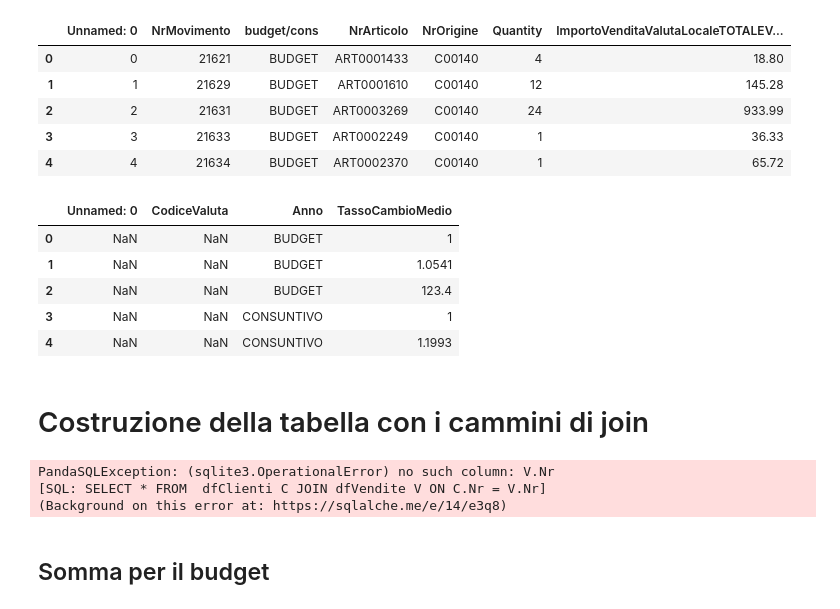
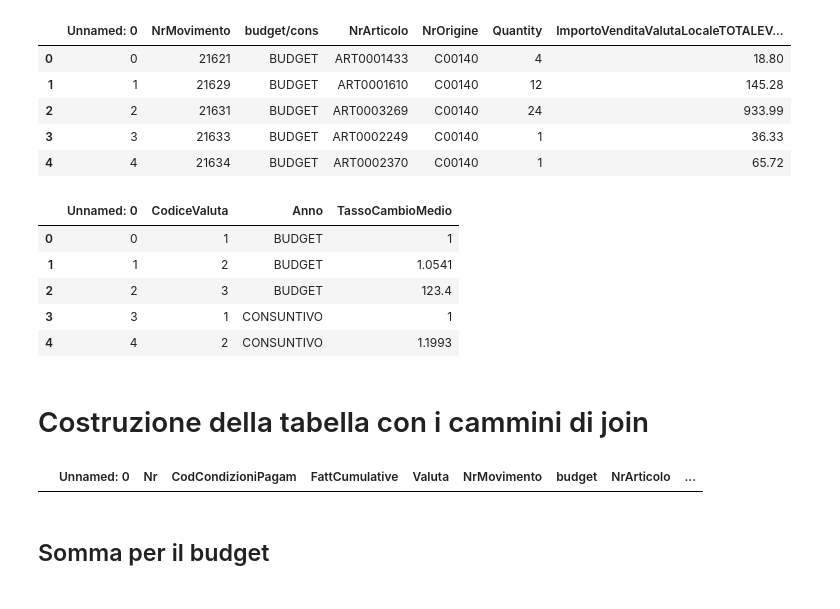
Before and after one commit to VinciGit00/SCGProject, a Jupyter notebook: scostot.ipynb, the cells around one changed output. Cells and saved outputs as stored; diff of their text form; code cells hidden in the pictures.

```diff
--- a/scostot.ipynb
+++ b/scostot.ipynb
@@ -118,17 +118,17 @@ dfVendite.head()
 | 4 | 4 | 21634 | BUDGET | ART0002370 | C00140 | 1 | 65.72 |
 # %%
 # Valuta locale
-dfCambio = dfCambio.stack().str.replace(',', '.').unstack()
+dfCambio["TassoCambioMedio"] = dfCambio["TassoCambioMedio"].str.replace(',','.')
 
 
 dfCambio.head()
 # %% [output]
 |  | Unnamed: 0 | CodiceValuta | Anno | TassoCambioMedio |
-| 0 | NaN | NaN | BUDGET | 1 |
-| 1 | NaN | NaN | BUDGET | 1.0541 |
-| 2 | NaN | NaN | BUDGET | 123.4 |
-| 3 | NaN | NaN | CONSUNTIVO | 1 |
-| 4 | NaN | NaN | CONSUNTIVO | 1.1993 |
+| 0 | 0 | 1 | BUDGET | 1 |
+| 1 | 1 | 2 | BUDGET | 1.0541 |
+| 2 | 2 | 3 | BUDGET | 123.4 |
+| 3 | 3 | 1 | CONSUNTIVO | 1 |
+| 4 | 4 | 2 | CONSUNTIVO | 1.1993 |
 # %% [markdown]
 # Costruzione della tabella con i cammini di join
 # %%
@@ -141,7 +141,7 @@ dfVendite.loc[dfVendite.loc[:, "budget"]
 
 #Joining with the exchange rate
 VenditeTotale = sqldf(
-    "SELECT * FROM  dfClienti C JOIN dfVendite V ON C.Nr = V.Nr") #DEVO SISTEMARE LA COLONNA
+    "SELECT * FROM  dfClienti C JOIN dfVendite V ON C.Nr = V.NrArticolo") #DEVO SISTEMARE LA COLONNA
 
 #La prima colonna è il codice del cliente
 VenditeTotale = sqldf(
@@ -151,9 +151,7 @@ del VenditeTotale['CodiceValuta']
 
 VenditeTotale
 # %% [output]
-PandaSQLException: (sqlite3.OperationalError) no such column: V.Nr
-[SQL: SELECT * FROM  dfClienti C JOIN dfVendite V ON C.Nr = V.Nr]
-(Background on this error at: https://sqlalche.me/e/14/e3q8)
+|  | Unnamed: 0 | Nr | CodCondizioniPagam | FattCumulative | Valuta | NrMovimento | budget | NrArticolo | ... |
 # %% [markdown]
 ## Somma per il budget
 # %%
```
Also changed, not shown: parts of 4 cells of this notebook.
